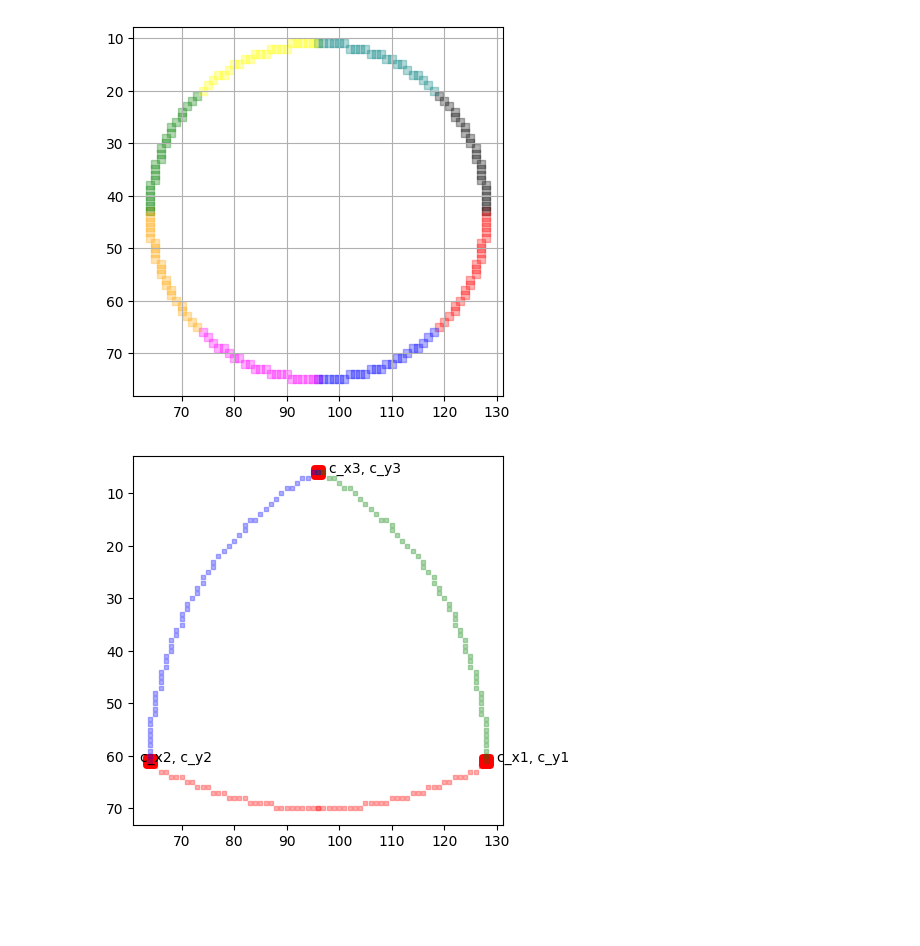
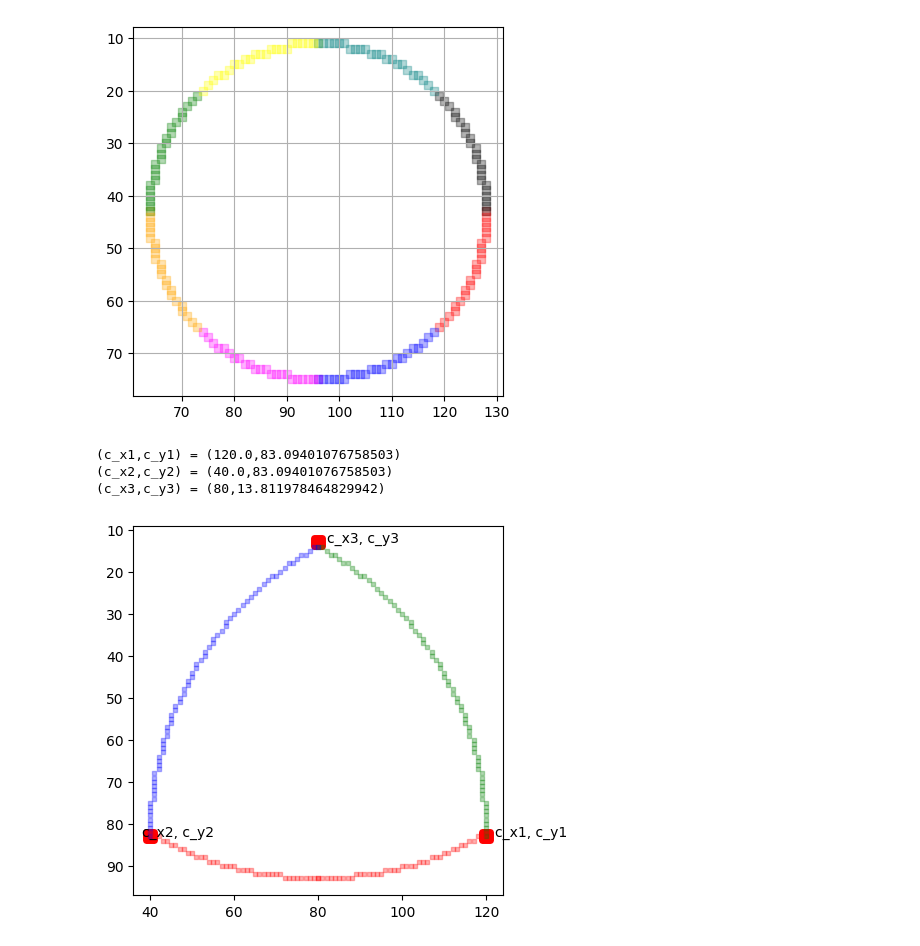
Before and after one commit to Karsten-Uy/CPEN311_lab2_working, a Jupyter notebook: circle.ipynb, the cells around one changed output. Drawn from its saved outputs; the diff is of its cells as text; code cells hidden in the pictures; blank space fills up the shorter version.

```diff
--- a/circle.ipynb
+++ b/circle.ipynb
@@ -96,43 +96,50 @@ def draw_triangle_segment(centre_x, centre_y, radius, type):
         elif (type == "red"):
             drawRedSegment(centre_x, centre_y, radius, offset_x, offset_y)
 
         offset_y = offset_y + 1
         if crit <= 0:
             crit = crit + 2 * offset_y + 1
         else:
             offset_x = offset_x - 1
             crit = crit + 2 * (offset_y - offset_x) + 1
 
     plt.gca().set_aspect("equal")
     # plt.grid()
     # plt.show()
 
-centre_x = 96;
-centre_y = 43;
-radius   = 64;
-diameter = radius;
+centre_x = 80
+centre_y = 60
+radius   = 80
+diameter = radius
 
-c_x = centre_x;
-c_y = centre_y;
-c_x1 = c_x + diameter/2;
-c_y1 = c_y + diameter * np.sqrt(3)/6;
-c_x2 = c_x - diameter/2;
-c_y2 = c_y + diameter * np.sqrt(3)/6;
-c_x3 = c_x;
-c_y3 = c_y - diameter * np.sqrt(3)/3;
+c_x = centre_x
+c_y = centre_y
+c_x1 = c_x + diameter/2
+c_y1 = c_y + diameter * np.sqrt(3)/6
+c_x2 = c_x - diameter/2
+c_y2 = c_y + diameter * np.sqrt(3)/6
+c_x3 = c_x
+c_y3 = c_y - diameter * np.sqrt(3)/3
 
 plt.scatter(int(c_x1), int(c_y1), color="red", linewidths=5)
 plt.scatter(int(c_x2), int(c_y2), color="red", linewidths=5)
 plt.scatter(int(c_x3), int(c_y3), color="red", linewidths=5)
 
 plt.text(int(c_x1) + 2, int(c_y1), "c_x1, c_y1")
 plt.text(int(c_x2) - 2, int(c_y2), "c_x2, c_y2")
 plt.text(int(c_x3) + 2, int(c_y3), "c_x3, c_y3")
 
+print(f"(c_x1,c_y1) = ({c_x1},{c_y1})")
+print(f"(c_x2,c_y2) = ({c_x2},{c_y2})")
+print(f"(c_x3,c_y3) = ({c_x3},{c_y3})")
+
 draw_triangle_segment(int(c_x2), int(c_y2), radius, type="green")
 draw_triangle_segment(int(c_x1), int(c_y1), radius, type="blue")
 draw_triangle_segment(int(c_x3), int(c_y3), radius, type="red")
 
 plt.gca().invert_yaxis()
 # %% [output]
+(c_x1,c_y1) = (120.0,83.09401076758503)
+(c_x2,c_y2) = (40.0,83.09401076758503)
+(c_x3,c_y3) = (80,13.811978464829942)
-[figure, old version]
+[figure, new version]
```
Also changed, not shown: 5 other files.
